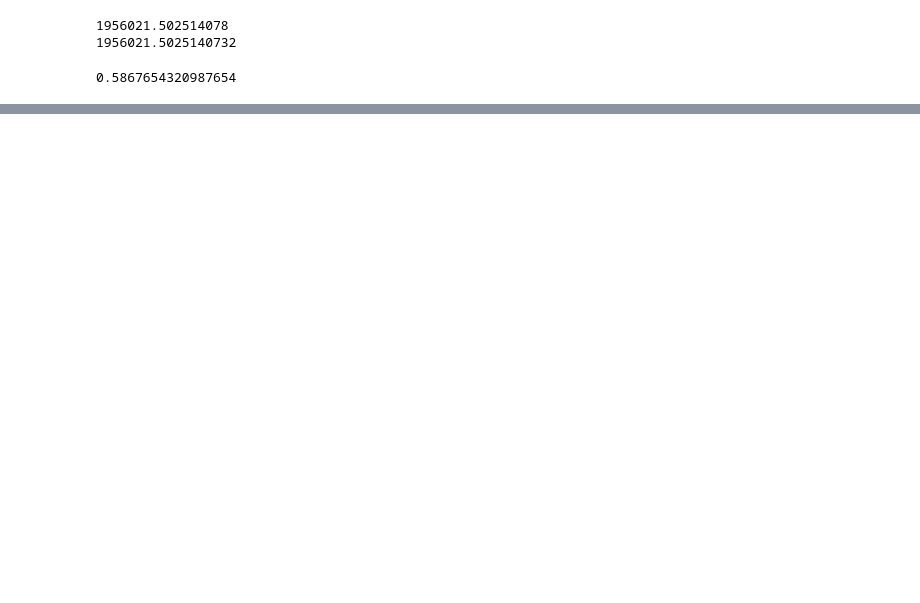
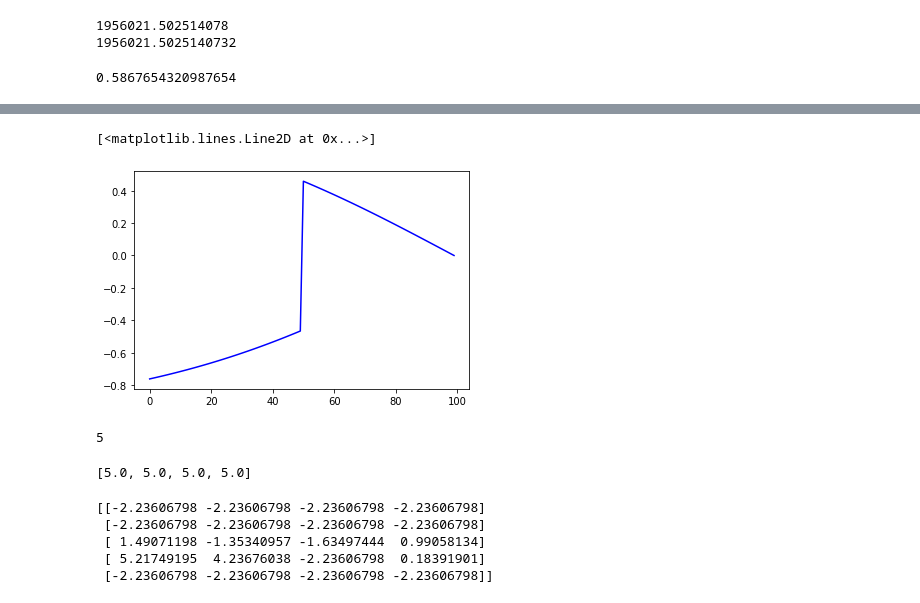
Before and after one commit to TSS-22/g-unit-of-agreement, a Jupyter notebook: miscellenaous/test_normalDistri.ipynb, the cells around one changed output, grey strips where cells are left out. Cells and saved outputs as stored; diff of their text form; code cells hidden in the pictures; blank space fills up the shorter version.

```diff
--- a/miscellenaous/test_normalDistri.ipynb
+++ b/miscellenaous/test_normalDistri.ipynb
@@ -250,0 +246,40 @@ NameError: name 'np' is not defined
+# %%
+variance = np.linspace(1,0,100)
+summation = np.linspace(-1000,1000,100)
+b = np.tanh((np.tanh(summation)*variance))
+plt.plot(b, color = 'blue')
+# %% [output]
+[<matplotlib.lines.Line2D at 0x...>]
+[figure, added]
+# %%
+len(a)
+# %% [output]
+5
+# %%
+a[0]
+# %% [output]
+[5.0, 5.0, 5.0, 5.0]
+# %%
+micro=0
+for i in range(0,len(a[0])):
+        for row_data in a:
+            micro = micro+row_data[i]
+
+        mean=micro/len(a)
+        micro = micro/len(a)
+
+        for row_data in a:
+            std=(row_data[i]-micro)**2
+
+        std = np.sqrt(std/len(a))
+
+        for row_data in a:
+            row_data[i]=(row_data[i]-mean)/std
+
+print(np.array(a))
+# %% [output]
+[[-2.23606798 -2.23606798 -2.23606798 -2.23606798]
+ [-2.23606798 -2.23606798 -2.23606798 -2.23606798]
+ [ 1.49071198 -1.35340957 -1.63497444  0.99058134]
+ [ 5.21749195  4.23676038 -2.23606798  0.18391901]
+ [-2.23606798 -2.23606798 -2.23606798 -2.23606798]]
```
Also changed, not shown: parts of 6 cells of this notebook, 4 other files.
